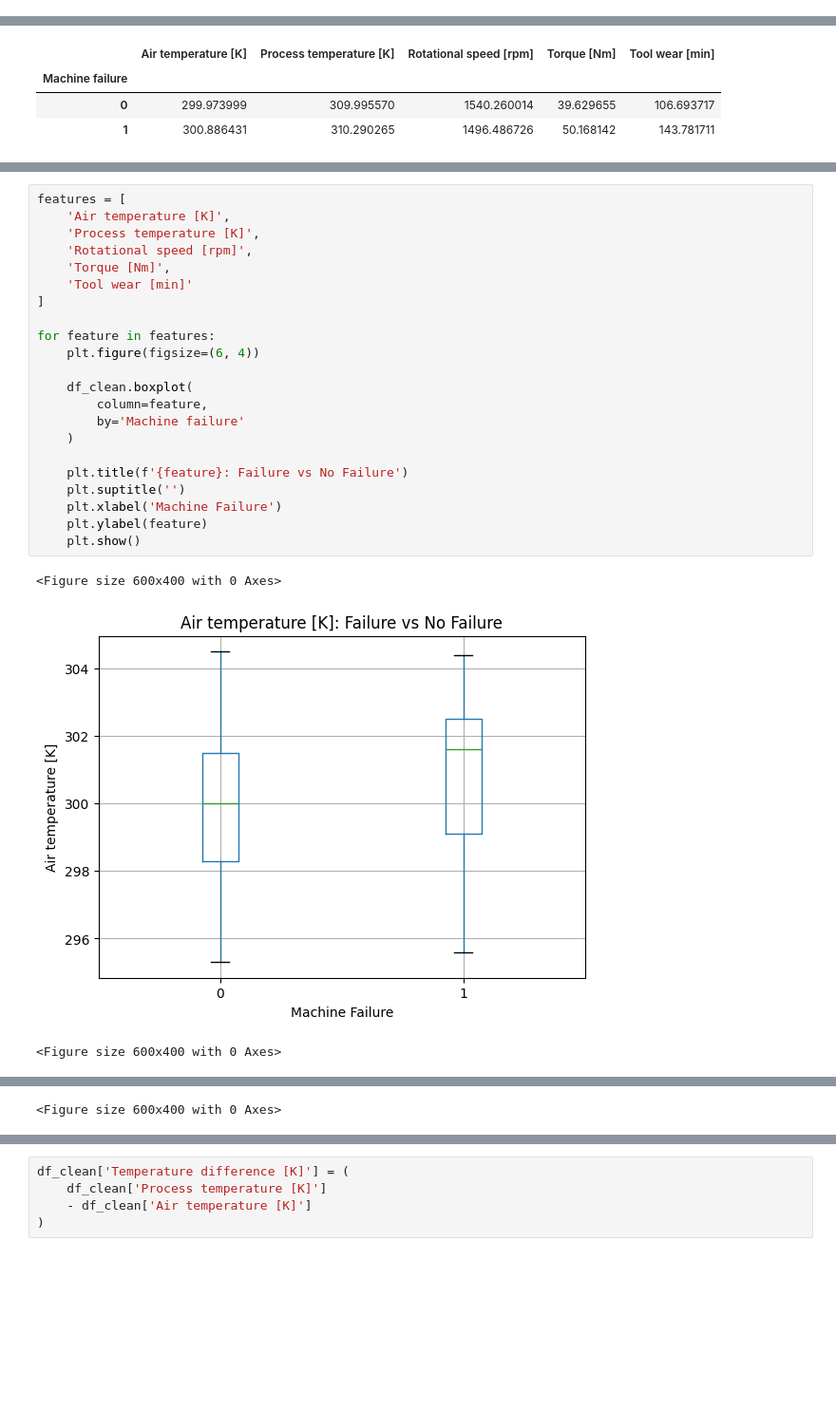
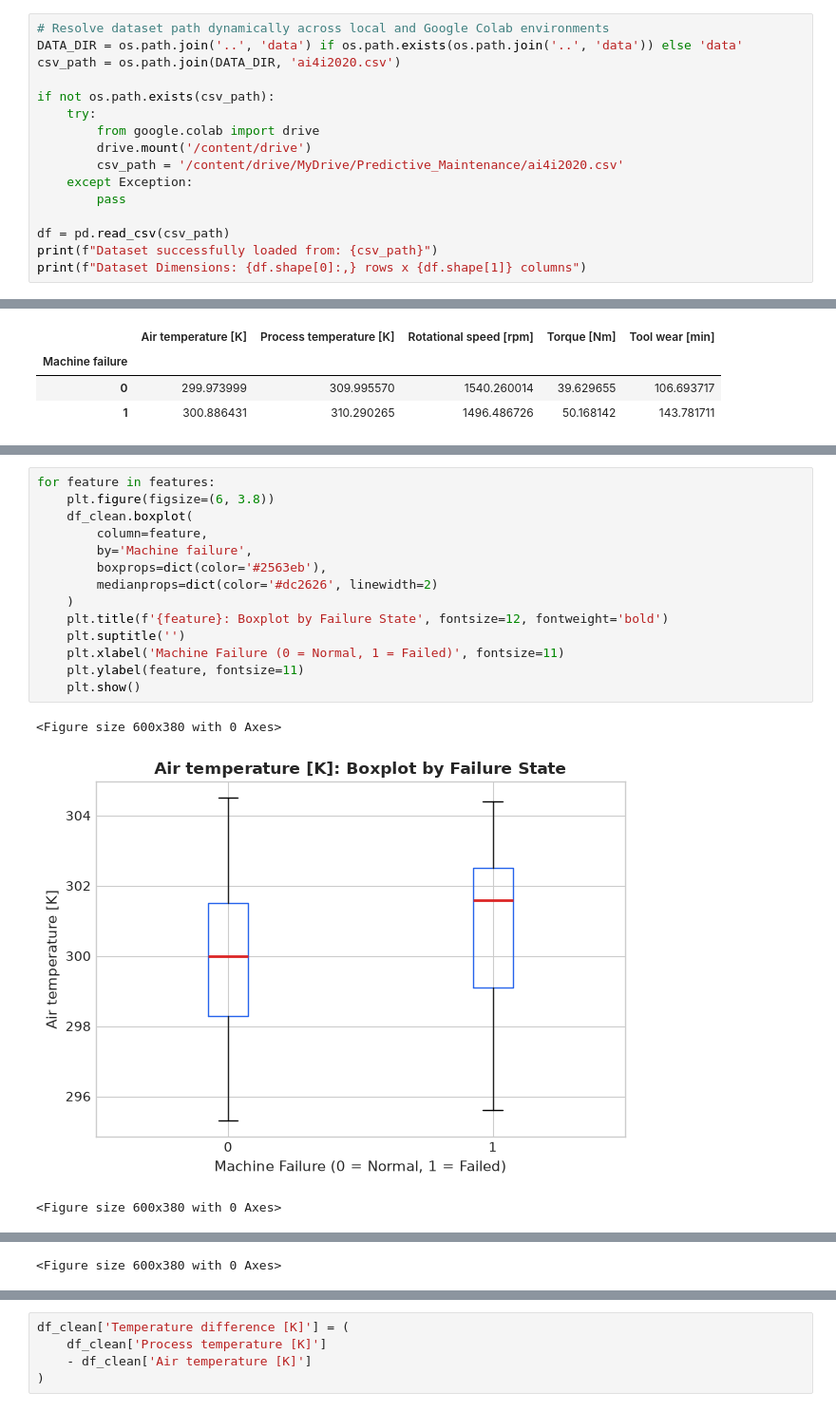
Before and after one commit to S-Dinesh-Reddy/predictive-maintenance-failure-risk-assessment, a Jupyter notebook: notebooks/Phase_1_Data_Preprocessing.ipynb, the cells around one changed output, grey strips where cells are left out. Shown at 95% size. Cells and saved outputs as stored; diff of their text form; blank space fills up the shorter version.

```diff
--- a/notebooks/Phase_1_Data_Preprocessing.ipynb
+++ b/notebooks/Phase_1_Data_Preprocessing.ipynb
@@ -11,0 +33,16 @@ df = pd.read_csv('/content/drive/MyDrive/Predictive_Maintenance/ai4i2020.csv')
+# %%
+# Resolve dataset path dynamically across local and Google Colab environments
+DATA_DIR = os.path.join('..', 'data') if os.path.exists(os.path.join('..', 'data')) else 'data'
+csv_path = os.path.join(DATA_DIR, 'ai4i2020.csv')
+
+if not os.path.exists(csv_path):
+    try:
+        from google.colab import drive
+        drive.mount('/content/drive')
+        csv_path = '/content/drive/MyDrive/Predictive_Maintenance/ai4i2020.csv'
+    except Exception:
+        pass
+
+df = pd.read_csv(csv_path)
+print(f"Dataset successfully loaded from: {csv_path}")
+print(f"Dataset Dimensions: {df.shape[0]:,} rows x {df.shape[1]} columns")
@@ -246,26 +311,18 @@ for feature in features:
 # %%
-features = [
-    'Air temperature [K]',
-    'Process temperature [K]',
-    'Rotational speed [rpm]',
-    'Torque [Nm]',
-    'Tool wear [min]'
-]
-
 for feature in features:
-    plt.figure(figsize=(6, 4))
-
+    plt.figure(figsize=(6, 3.8))
     df_clean.boxplot(
         column=feature,
-        by='Machine failure'
+        by='Machine failure',
+        boxprops=dict(color='#2563eb'),
+        medianprops=dict(color='#dc2626', linewidth=2)
     )
-
-    plt.title(f'{feature}: Failure vs No Failure')
+    plt.title(f'{feature}: Boxplot by Failure State', fontsize=12, fontweight='bold')
     plt.suptitle('')
-    plt.xlabel('Machine Failure')
-    plt.ylabel(feature)
+    plt.xlabel('Machine Failure (0 = Normal, 1 = Failed)', fontsize=11)
+    plt.ylabel(feature, fontsize=11)
     plt.show()
 # %% [output]
-<Figure size 600x400 with 0 Axes>
+<Figure size 600x380 with 0 Axes>
-[figure, old version]
+[figure, new version]
-<Figure size 600x400 with 0 Axes>
+<Figure size 600x380 with 0 Axes>
@@ -273 +330 @@ for feature in features:
-<Figure size 600x400 with 0 Axes>
+<Figure size 600x380 with 0 Axes>
```
Also changed, not shown: parts of 45 cells of this notebook, 49 other files.
